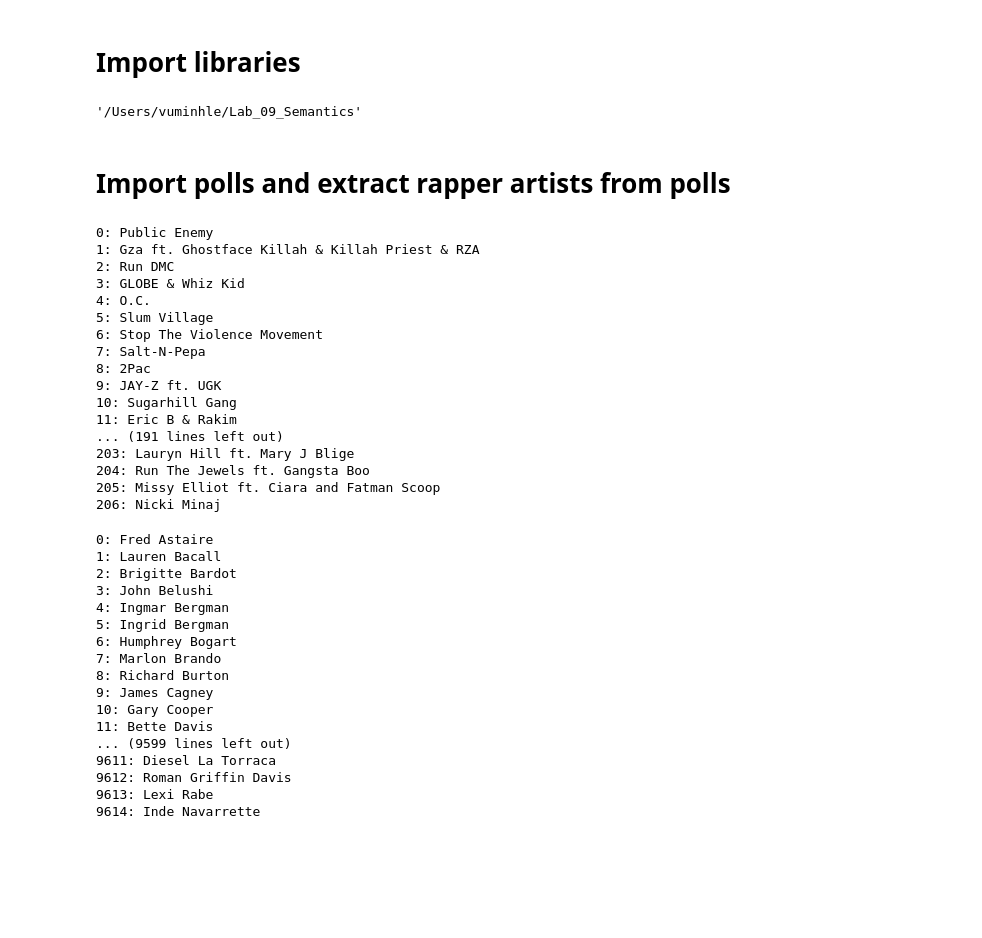
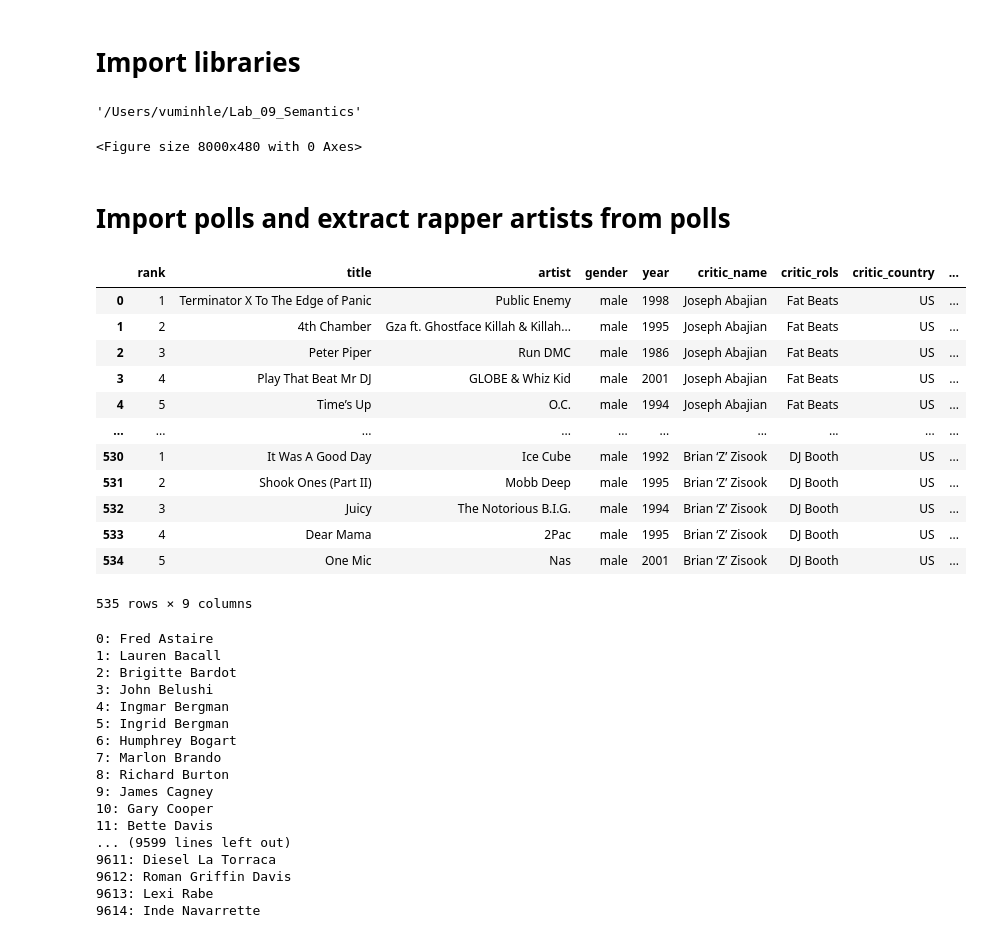
Before and after one commit to vuminhle1997/Lab_09_Semantics, a Jupyter notebook: main.ipynb, the cells around one changed output. Cells and saved outputs as stored; diff of their text form; code cells hidden in the pictures; blank space fills up the shorter version.

```diff
--- a/main.ipynb
+++ b/main.ipynb
@@ -6,36 +6,33 @@ import numpy as np
 import os
 import matplotlib.pyplot as plt
 
+plt.figure(figsize=(100,6), dpi=80)
 %pwd
 # %% [output]
 '/Users/vuminhle/Lab_09_Semantics'
+<Figure size 8000x480 with 0 Axes>
 # %% [markdown]
 # Import polls and extract rapper artists from polls
 # %%
 pollsPath = './data/polls.csv'
 polls = pandas.read_csv(pollsPath)
 artists = polls['artist'].unique().tolist()
 
-for i, a in enumerate(artists):
-    print("{}: {}".format(i, a))
+polls
 # %% [output]
+|  | rank | title | artist | gender | year | critic_name | critic_rols | critic_country | ... |
+| 0 | 1 | Terminator X To The Edge of Panic | Public Enemy | male | 1998 | Joseph Abajian | Fat Beats | US | ... |
+| 1 | 2 | 4th Chamber | Gza ft. Ghostface Killah & Killah... | male | 1995 | Joseph Abajian | Fat Beats | US | ... |
+| 2 | 3 | Peter Piper | Run DMC | male | 1986 | Joseph Abajian | Fat Beats | US | ... |
+| 3 | 4 | Play That Beat Mr DJ | GLOBE & Whiz Kid | male | 2001 | Joseph Abajian | Fat Beats | US | ... |
+| 4 | 5 | Time’s Up | O.C. | male | 1994 | Joseph Abajian | Fat Beats | US | ... |
+| ... | ... | ... | ... | ... | ... | ... | ... | ... | ... |
+| 530 | 1 | It Was A Good Day | Ice Cube | male | 1992 | Brian ‘Z’ Zisook | DJ Booth | US | ... |
+| 531 | 2 | Shook Ones (Part II) | Mobb Deep | male | 1995 | Brian ‘Z’ Zisook | DJ Booth | US | ... |
+| 532 | 3 | Juicy | The Notorious B.I.G. | male | 1994 | Brian ‘Z’ Zisook | DJ Booth | US | ... |
+| 533 | 4 | Dear Mama | 2Pac | male | 1995 | Brian ‘Z’ Zisook | DJ Booth | US | ... |
+| 534 | 5 | One Mic | Nas | male | 2001 | Brian ‘Z’ Zisook | DJ Booth | US | ... |
-0: Public Enemy
-1: Gza ft. Ghostface Killah & Killah Priest & RZA
-2: Run DMC
-3: GLOBE & Whiz Kid
-4: O.C.
-5: Slum Village
-6: Stop The Violence Movement
-7: Salt-N-Pepa
-8: 2Pac
-9: JAY-Z ft. UGK
-10: Sugarhill Gang
-11: Eric B & Rakim
-... (191 lines left out)
-203: Lauryn Hill ft. Mary J Blige
-204: Run The Jewels ft. Gangsta Boo
-205: Missy Elliot ft. Ciara and Fatman Scoop
-206: Nicki Minaj
+535 rows × 9 columns
 # %%
 actorFilmPath = './data/actorfilms.csv'
 actorFilmlist = pandas.read_csv(actorFilmPath)
```
Also changed, not shown: parts of 4 cells of this notebook.
